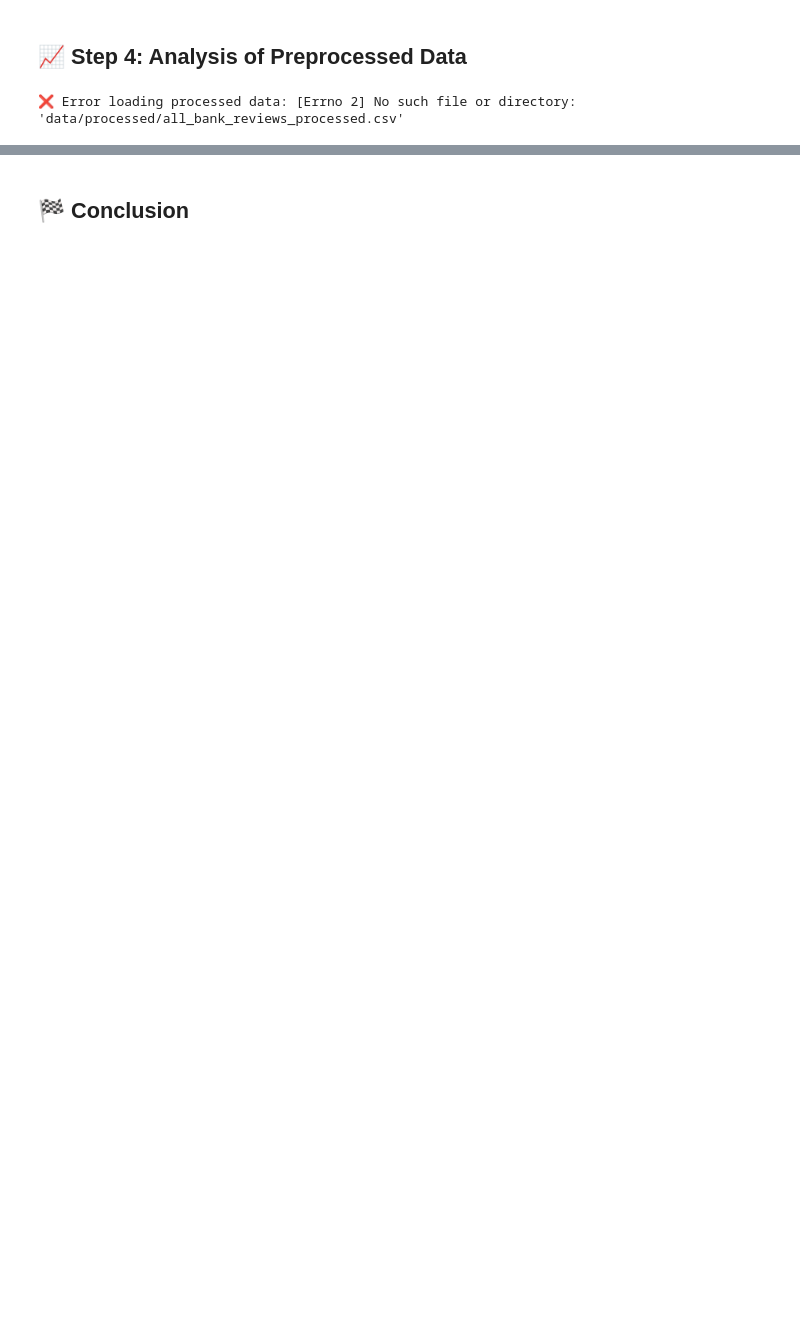
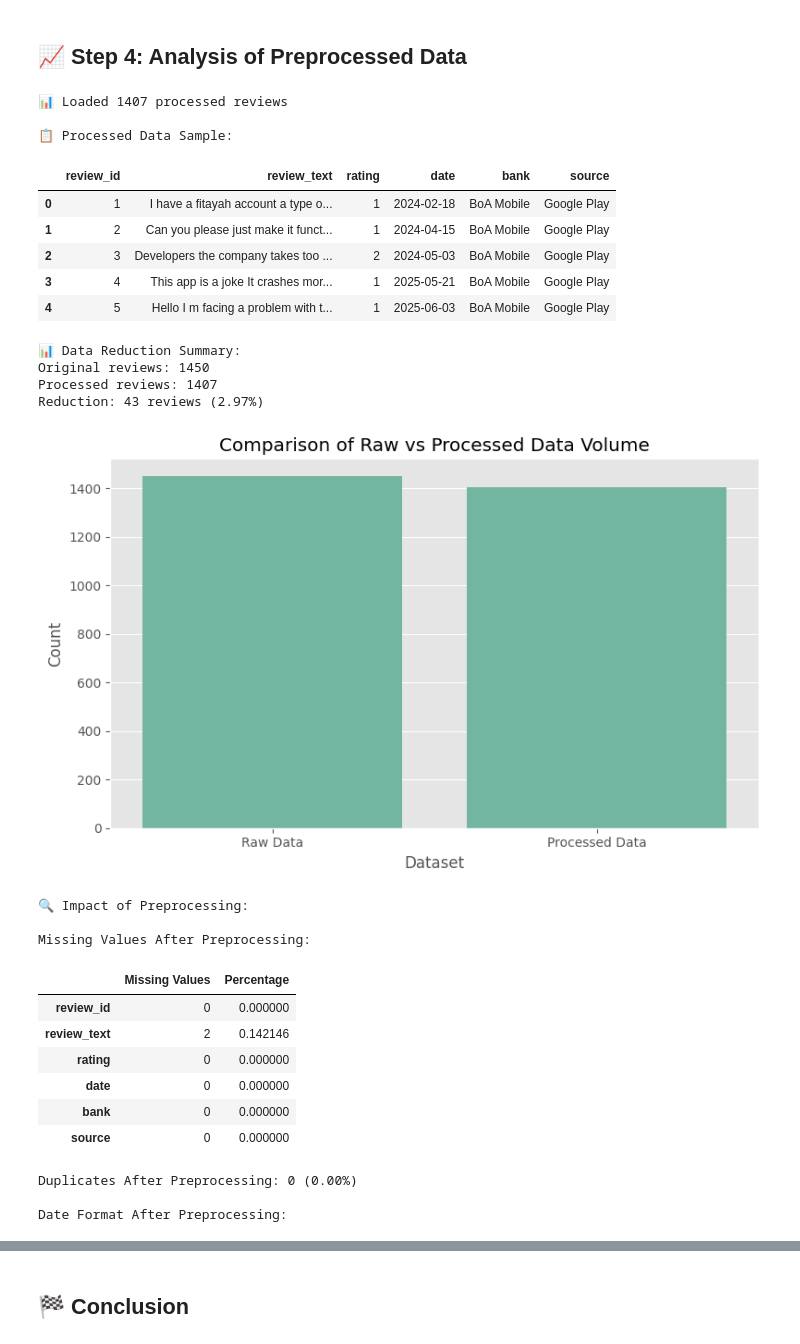
Before and after one commit to abeelgetahun/Ethiopian-banks-review-analysis, a Jupyter notebook: notebooks/main.ipynb, the cells around one changed output, grey strips where cells are left out. Cells and saved outputs as stored; diff of their text form; code cells hidden in the pictures; blank space fills up the shorter version.

Commit message:
Refactor: Improve review data pipeline for robust preprocessing and efficient scraping

```diff
--- a/notebooks/main.ipynb
+++ b/notebooks/main.ipynb
@@ -336,7 +335,7 @@ No raaaaaw data files found. Please run the scraper first.
 # %%
 # Load the processed data
 try:
-    proc_data = pd.read_csv("../data/processed/all_bank_reviews_processed.csv")
+    proc_data = pd.read_csv("../data/processed/bank_reviews_processed.csv")
     print(f"\n📊 Loaded {len(proc_data)} processed reviews")
 
     # Display sample of processed data
@@ -363,31 +362,57 @@ try:
         plt.figure(figsize=(8, 5))
         sns.barplot(x='Dataset', y='Count', data=compare_df)
         plt.title('Comparison of Raw vs Processed Data Volume')
         plt.tight_layout()
         plt.show()
 
     # Examine issues resolved by preprocessing
     print("\n🔍 Impact of Preprocessing:")
 
     # 1. Missing values resolved
     missing_proc = proc_data.isnull().sum()
     missing_proc_pct = (missing_proc / len(proc_data)) * 100
 
     print("\nMissing Values After Preprocessing:")
     display(pd.DataFrame({
         'Missing Values': missing_proc,
         'Percentage': missing_proc_pct
     }))
 
     # 2. Duplicates resolved
     duplicates_proc = proc_data.duplicated().sum()
     print(f"\nDuplicates After Preprocessing: {duplicates_proc} ({duplicates_proc/len(proc_data)*100:.2f}%)")
 
     # 3. Date normalization
     print("\nDate Format After Preprocessing:")
     display(proc_data['date'].head())
 
 except Exception as e:
     print(f"❌ Error loading processed data: {str(e)}")
 # %% [output]
-❌ Error loading processed data: [Errno 2] No such file or directory: 'data/processed/all_bank_reviews_processed.csv'
+📊 Loaded 1407 processed reviews
+
+📋 Processed Data Sample:
+|  | review_id | review_text | rating | date | bank | source |
+| 0 | 1 | I have a fitayah account a type o... | 1 | 2024-02-18 | BoA Mobile | Google Play |
+| 1 | 2 | Can you please just make it funct... | 1 | 2024-04-15 | BoA Mobile | Google Play |
+| 2 | 3 | Developers the company takes too ... | 2 | 2024-05-03 | BoA Mobile | Google Play |
+| 3 | 4 | This app is a joke It crashes mor... | 1 | 2025-05-21 | BoA Mobile | Google Play |
+| 4 | 5 | Hello I m facing a problem with t... | 1 | 2025-06-03 | BoA Mobile | Google Play |
+📊 Data Reduction Summary:
+Original reviews: 1450
+Processed reviews: 1407
+Reduction: 43 reviews (2.97%)
+[figure, added]
+🔍 Impact of Preprocessing:
+
+Missing Values After Preprocessing:
+|  | Missing Values | Percentage |
+| review_id | 0 | 0.000000 |
+| review_text | 2 | 0.142146 |
+| rating | 0 | 0.000000 |
+| date | 0 | 0.000000 |
+| bank | 0 | 0.000000 |
+| source | 0 | 0.000000 |
+Duplicates After Preprocessing: 0 (0.00%)
+
+Date Format After Preprocessing:
```
Also changed, not shown: parts of 7 cells of this notebook, 2 other files.
